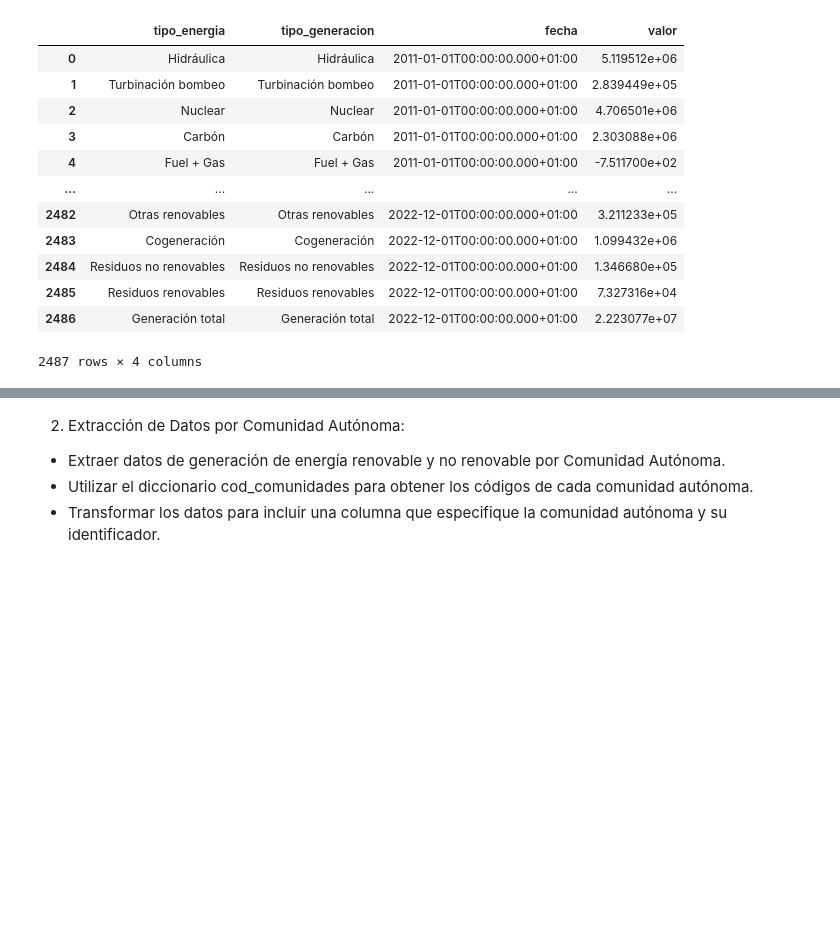
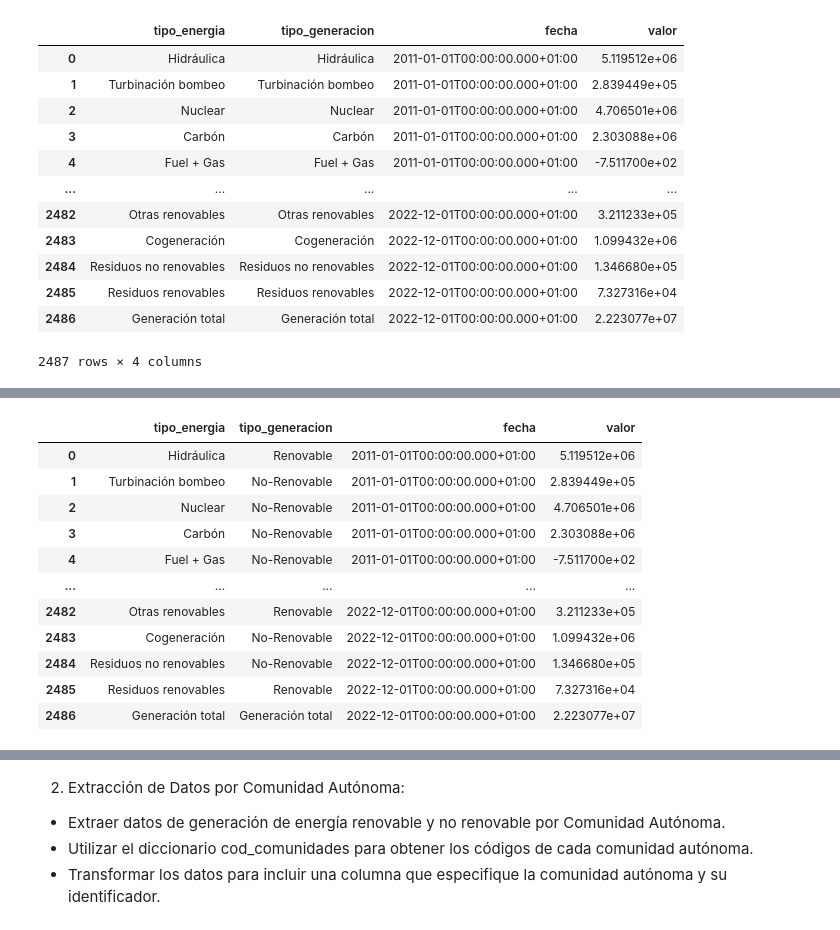
Before and after one commit to inesaag/promoG-modulo2-sprint1-pairprogramming-INES_KARINE, a Jupyter notebook: Pair-programmin-API's.ipynb, the cells around one changed output, grey strips where cells are left out. Saved outputs shown, nothing was run; the diff lists cells and outputs as text; code cells hidden in the pictures; blank space fills up the shorter version.

```diff
--- a/Pair-programmin-API's.ipynb
+++ b/Pair-programmin-API's.ipynb
@@ -169,19 +147,0 @@ Hidráulica
-# %%
-tipo_energia = []
-tipo_generacion = []
-fecha_lista = []
-valor_lista = []
-diccionario = {'tipo energia' : tipo_energia, 'tipo generacion' : tipo_generacion, 'fecha' : fecha_lista, 'valor' : valor_lista }
-
-for numero in range(0, 17):
-    generacion_renovable = datos_energias[numero]['attributes']['type']
-    fecha = datos_energias[numero]['attributes']['values'][0]['datetime']
-    valor = datos_energias[numero]['attributes']['values'][0]['value']
-    energia = datos_energias[numero]['type']
-
-    tipo_energia.append(energia)
-    tipo_generacion.append(generacion_renovable)
-    fecha_lista.append(fecha)
-    valor_lista.append(valor)
-
-print(diccionario)
@@ -211,0 +148,65 @@ df_energias
+# %%
+
+def llamar_api(fecha_inicio, fecha_fin):
+    """
+    Realiza una llamada a la API con las fechas de inicio y fin especificadas.
+    Retorna los datos de energía en formato JSON.
+    """
+    url = f"https://apidatos.ree.es/es/datos/generacion/estructura-generacion?start_date={fecha_inicio}T00:00&end_date={fecha_fin}T23:59&time_trunc=month"
+    response = requests.get(url)
+    if response.status_code == 200:
+        return response.json()
+    else:
+        print(f"Error al llamar a la API: {response.status_code}")
+        return None
+
+def extraccion_datos(energia_json, diccionario_energia):
+    """
+    Extrae los datos de energía del JSON y los agrega al diccionario proporcionado.
+    """
+    for energia in energia_json['included']:
+        tipo_energia = energia['attributes']['title']
+        tipo_generacion = energia['attributes']['type']
+        fecha = energia['attributes']['values'][0]['datetime']
+        valor = energia['attributes']['values'][0]['value']
+
+        # Apendeamos en las listas vacías del diccionario
+        diccionario_energia['tipo_energia'].append(tipo_energia)
+        diccionario_energia['tipo_generacion'].append(tipo_generacion)
+        diccionario_energia['fecha'].append(fecha)
+        diccionario_energia['valor'].append(valor)
+
+def consultar_datos(diccionario):
+    """
+    Convierte un diccionario de datos en un DataFrame de Pandas.
+    """
+    df = pd.DataFrame(diccionario)
+    return df
+
+# Diccionario para almacenar los datos de energía
+diccionario_energia = {'tipo_energia' : [], 'tipo_generacion' : [], 'fecha' : [], 'valor' : []}
+
+# Vamos a iterar por años y meses:
+for anio in range(2011, 2023):
+    for mes in range(1, 13):
+        # Definimos fechas de inicio y fin
+        fecha_inicio = f"{anio}-{mes:02d}-01"
+        fecha_fin = f'{anio}-{mes:02d}-31'
+
+        # Realizamos la llamada a la API
+        energia = llamar_api(fecha_inicio, fecha_fin)
+
+        if energia:
+            # Extraemos los datos y los agregamos al diccionario
+            extraccion_datos(energia, diccionario_energia)
+
+# Convertir el diccionario en un DataFrame
+df_energia = consultar_datos(diccionario_energia)
+
+# Imprimir el DataFrame
+print(df_energia)
+
+print('--------------------------------------')
+
+df_energia
+# %% [output]
@@ -211,0 +230,12 @@ df_energias
+|  | tipo_energia | tipo_generacion | fecha | valor |
+| 0 | Hidráulica | Renovable | 2011-01-01T00:00:00.000+01:00 | 5.119512e+06 |
+| 1 | Turbinación bombeo | No-Renovable | 2011-01-01T00:00:00.000+01:00 | 2.839449e+05 |
+| 2 | Nuclear | No-Renovable | 2011-01-01T00:00:00.000+01:00 | 4.706501e+06 |
+| 3 | Carbón | No-Renovable | 2011-01-01T00:00:00.000+01:00 | 2.303088e+06 |
+| 4 | Fuel + Gas | No-Renovable | 2011-01-01T00:00:00.000+01:00 | -7.511700e+02 |
+| ... | ... | ... | ... | ... |
+| 2482 | Otras renovables | Renovable | 2022-12-01T00:00:00.000+01:00 | 3.211233e+05 |
+| 2483 | Cogeneración | No-Renovable | 2022-12-01T00:00:00.000+01:00 | 1.099432e+06 |
+| 2484 | Residuos no renovables | No-Renovable | 2022-12-01T00:00:00.000+01:00 | 1.346680e+05 |
+| 2485 | Residuos renovables | Renovable | 2022-12-01T00:00:00.000+01:00 | 7.327316e+04 |
+| 2486 | Generación total | Generación total | 2022-12-01T00:00:00.000+01:00 | 2.223077e+07 |
```
Also changed, not shown: parts of 7 cells of this notebook.
